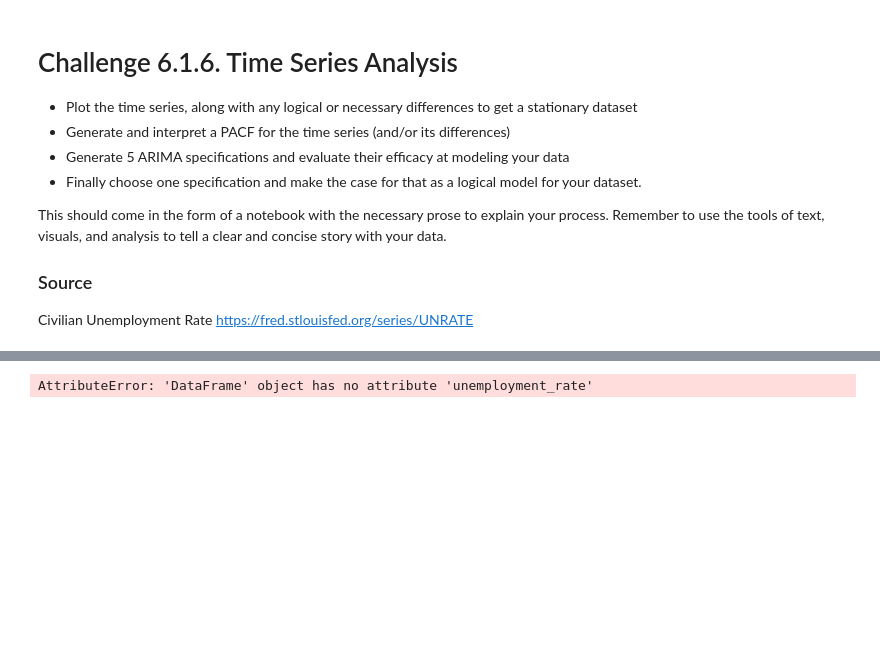
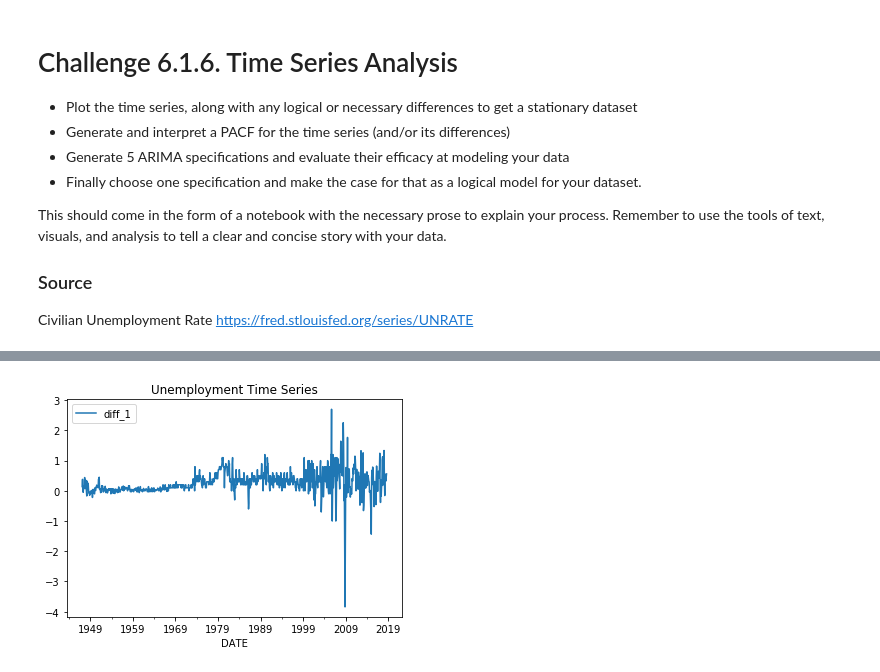
Before and after one commit to mhuh22/Thinkful, a Jupyter notebook: Bootcamp/Unit 6/Lesson 1- Time Series/Challenge 6.1.6. Time Series Analysis - CPI.ipynb, the cells around one changed output, grey strips where cells are left out. Cells and saved outputs as stored; diff of their text form; code cells hidden in the pictures; blank space fills up the shorter version.

```diff
--- a/Bootcamp/Unit 6/Lesson 1- Time Series/Challenge 6.1.6. Time Series Analysis - CPI.ipynb
+++ b/Bootcamp/Unit 6/Lesson 1- Time Series/Challenge 6.1.6. Time Series Analysis - CPI.ipynb
@@ -54,8 +54,8 @@ plt.show()
 # %%
-employ_data['diff_1'] = employ_data.unemployment_rate - employ_data.unemployment_rate.shift()
-employ_data.plot(y='diff_1')
+data['diff_1'] = data.CPI - data.CPI.shift()
+data.plot(y='diff_1')
 plt.title('Unemployment Time Series')
 plt.show()
 # %% [output]
-AttributeError: 'DataFrame' object has no attribute 'unemployment_rate'
+[figure, added]
 # %%
```
Also changed, not shown: parts of 18 cells of this notebook.
